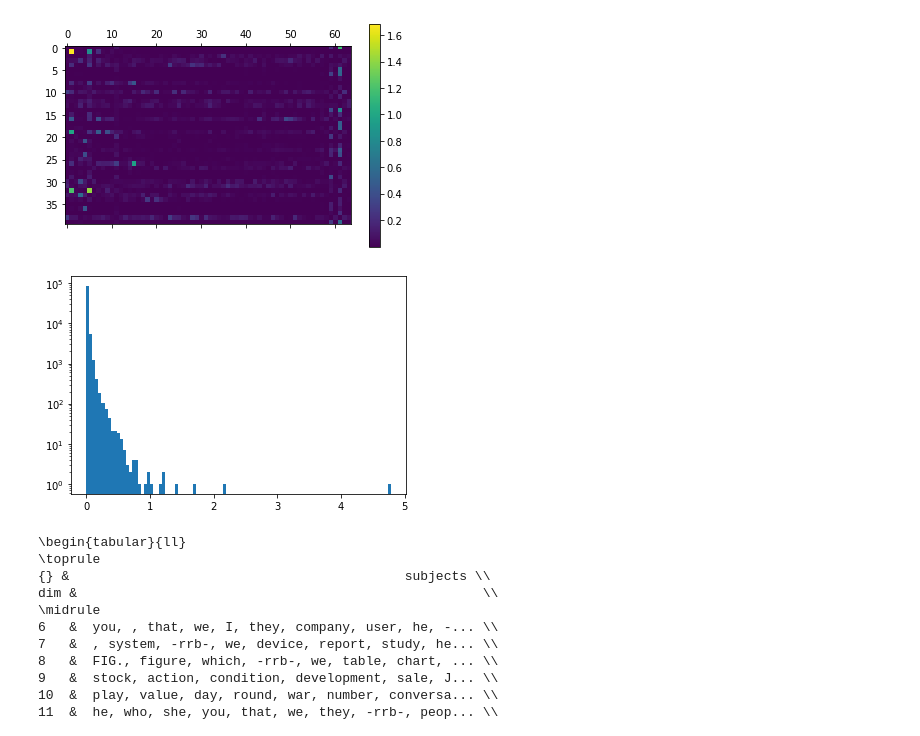
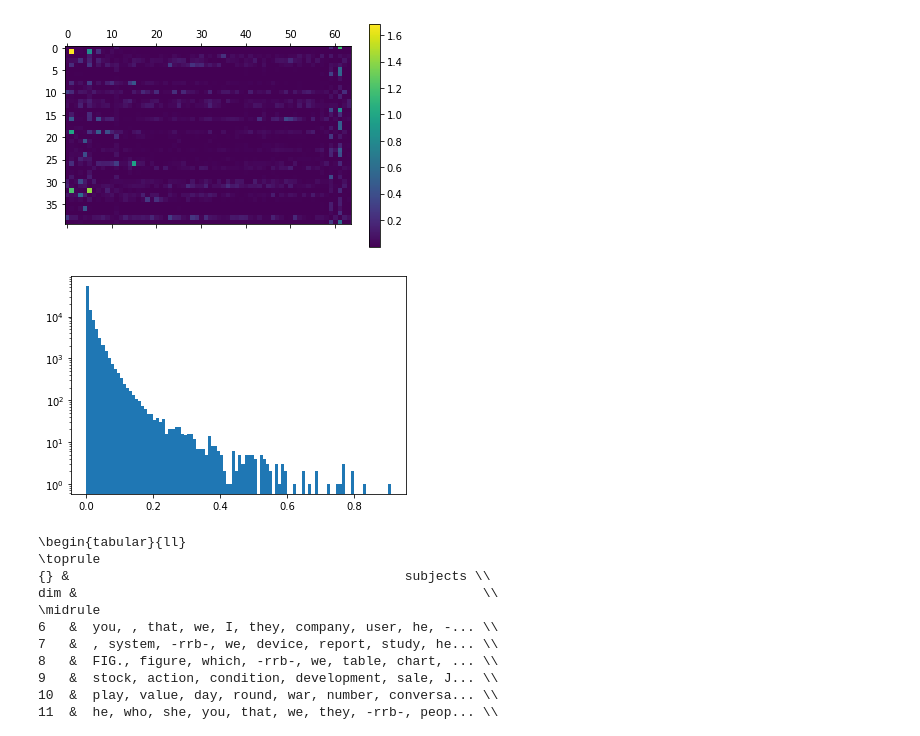
Before and after one commit to makrai/verb-tensor, a Jupyter notebook: police_arrest_suspect.ipynb, the cells around one changed output. Cells and saved outputs as stored; diff of their text form; code cells hidden in the pictures.

```diff
--- a/police_arrest_suspect.ipynb
+++ b/police_arrest_suspect.ipynb
@@ -53,10 +53,10 @@ plt.savefig('/home/makrai/repo/paper/Coling2020/verbtensor/img/nonneg-mx.png')
 # %% [output]
 [figure]
 # %%
-_ = plt.hist(tensor.factors[1].reshape(-1), log=True, bins=100)
+_ = plt.hist(np.sort(tensor.factors[1].reshape(-1))[:-10], log=True, bins=100)
 plt.savefig('/home/makrai/repo/paper/Coling2020/verbtensor/img/nonneg-histg.png')
 # %% [output]
-[figure, old version]
+[figure, new version]
 # %%
 mode_names = ['nsubj', 'ROOT', 'dobj']
 
```
Also changed, not shown: parts of 6 cells of this notebook.
